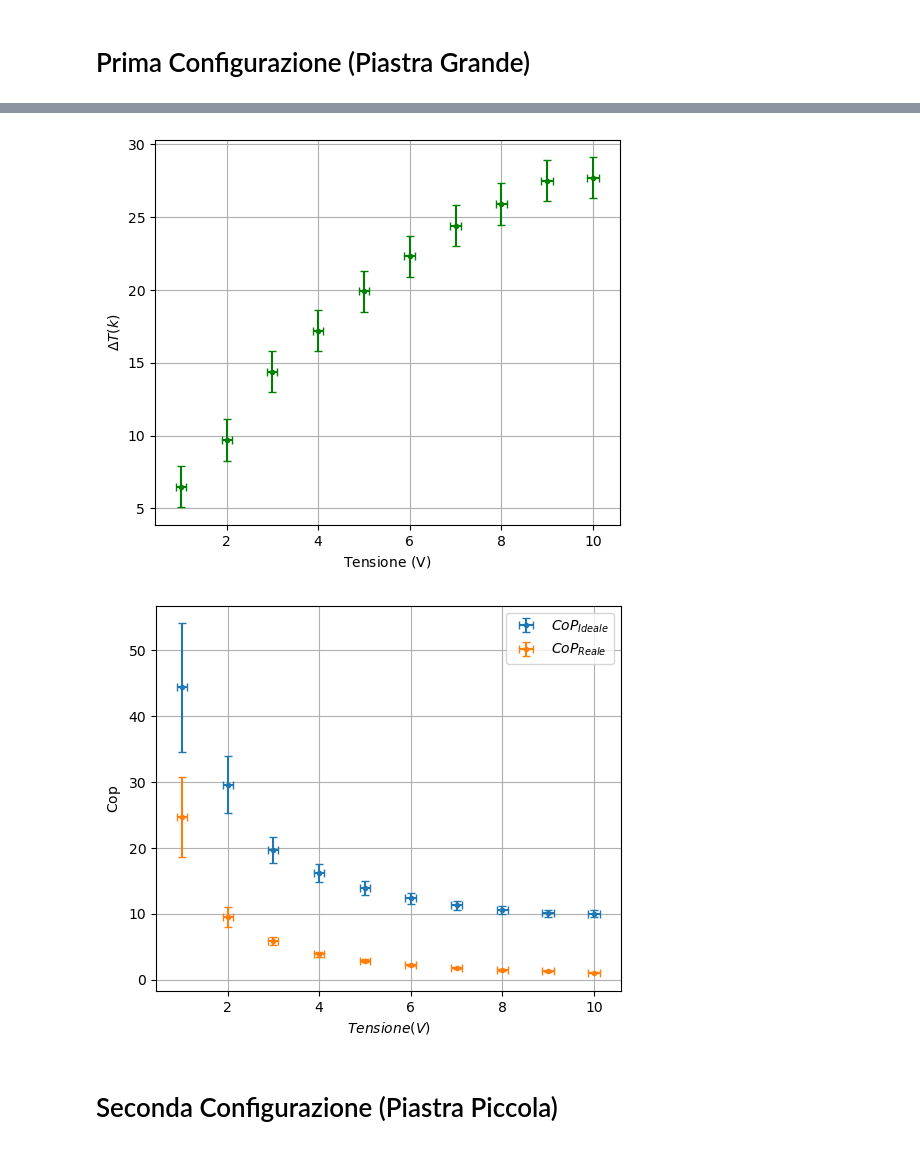
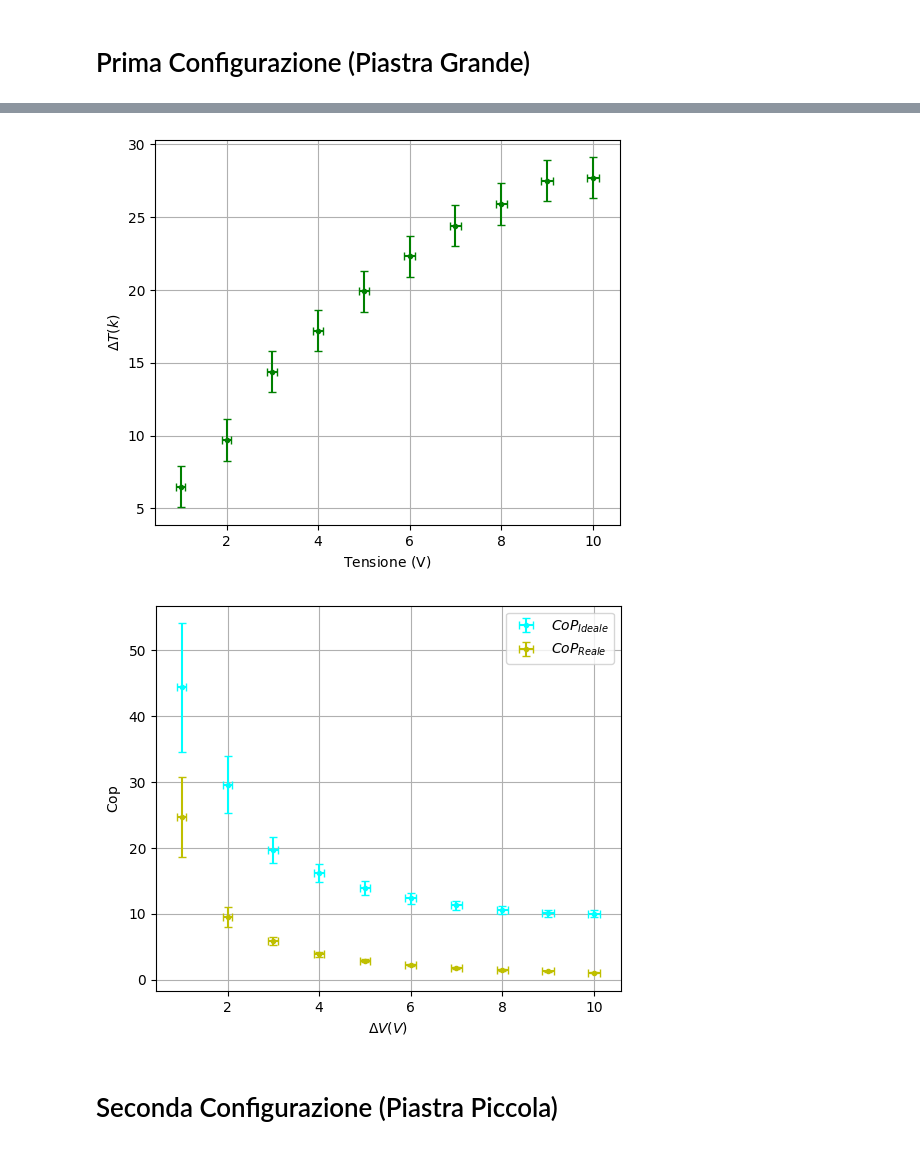
Before and after one commit to Shyan01/Lab-Fisica-2, a Jupyter notebook: Cella di Peltier/Cella di Peltier.ipynb, the cells around one changed output, grey strips where cells are left out. Saved outputs shown, nothing was run; the diff lists cells and outputs as text; code cells hidden in the pictures.

```diff
--- a/Cella di Peltier/Cella di Peltier.ipynb
+++ b/Cella di Peltier/Cella di Peltier.ipynb
@@ -179,13 +173,9 @@ print(f"\n\nProva{Err_CoP_Reale_V}\n\n")
 
 delta_T = np.abs(T_Caldo - T_Freddo)
 
-
 Err_I = Errore_I(Intensita)
 
 Err_V = Errore_V(Voltaggio)
-
-Voltaggi = np.append(Voltaggio, Voltaggi)
-print(f"Lista: {Voltaggi}")
 
 #print(f"Errore del cop Reale: {Err_CoP_R}")
 
@@ -210,10 +200,10 @@ fig.savefig("Delta T in funzione di V (1-a config).png", dpi = 300, bbox_inches
 fig, ax = plt.subplots(figsize = (6,5))
 #ax.plot(delta_T, cop_i, color = '#0f0f00')
 #ax.plot(delta_T, cop_r, color = '#f0f000')
-ax.errorbar(Voltaggio, cop_i, xerr = Err_V, yerr = Err_CoP_i, fmt = '.' , capsize = 3, label = r'$CoP_{Ideale}$')
-ax.errorbar(Voltaggio, cop_r, xerr = Err_V, yerr = Err_CoP_R, fmt = '.' , capsize = 3, label = r'$CoP_{Reale}$')
+ax.errorbar(Voltaggio, cop_i, xerr = Err_V, yerr = Err_CoP_i, fmt = '.', color = '#00ffff' , capsize = 3, label = r'$CoP_{Ideale}$')
+ax.errorbar(Voltaggio, cop_r, xerr = Err_V, yerr = Err_CoP_R, fmt = '.', color = 'y' , capsize = 3, label = r'$CoP_{Reale}$')
 ax.set_ylabel(r'$\text{Cop}$')
-ax.set_xlabel(r'$Tensione(V)$')
+ax.set_xlabel(r'$\Delta V(V)$')
 ax.legend()
 ax.grid(True)
 plt.show()
@@ -241,6 +228,6 @@ Lista: [ 1.  2.  3.  4.  5.  6.  7.  8.  9. 10.]
 [figure]
 [figure]
-[figure, old version]
+[figure, new version]
 # %% [markdown]
 # Seconda Configurazione (Piastra Piccola)
 # %%
```
Also changed, not shown: parts of 8 cells of this notebook, 36 other files.
